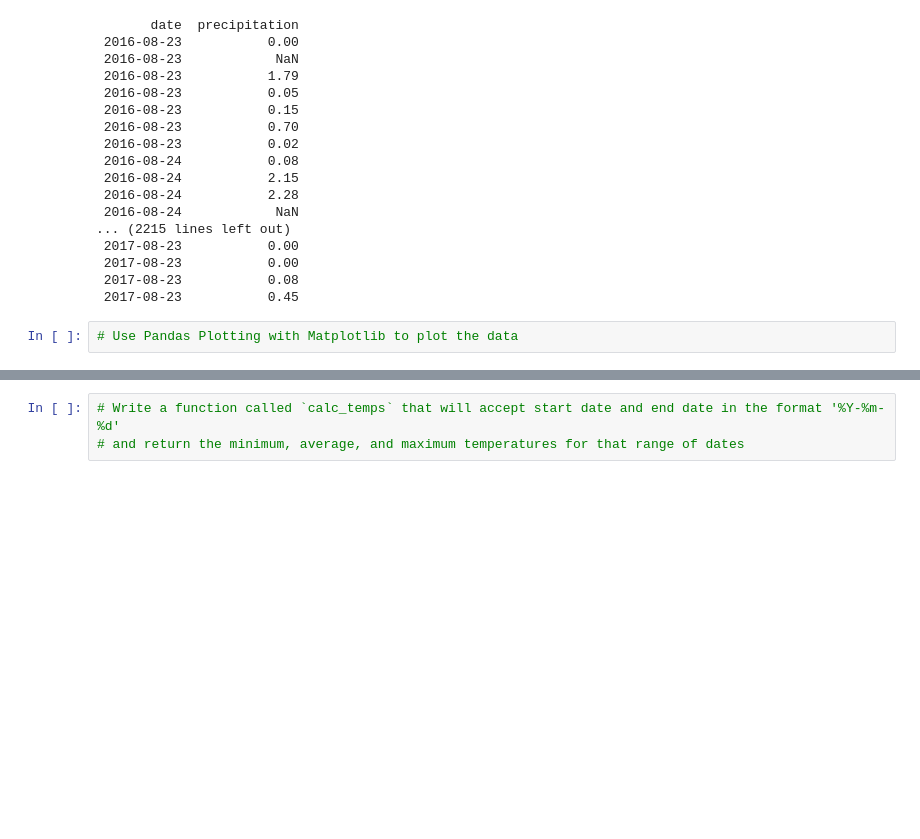
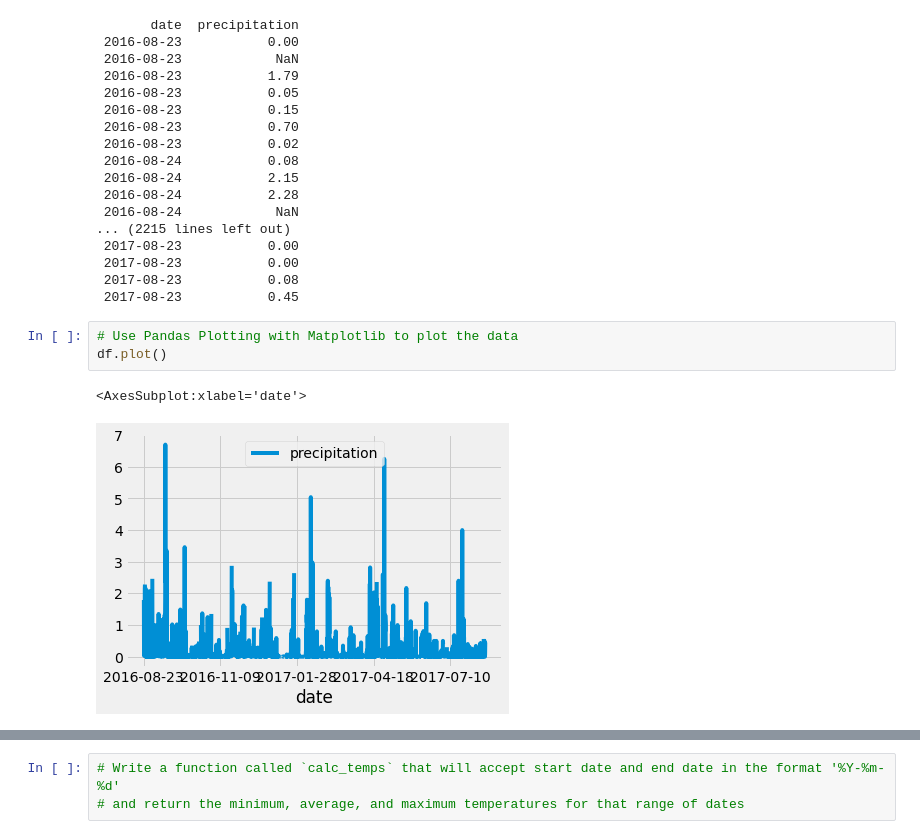
Before and after one commit to Saymanning/surfs_up, a Jupyter notebook: climate_analysis.ipynb, the cells around one changed output, grey strips where cells are left out. Saved outputs shown, nothing was run; the diff lists cells and outputs as text; blank space fills up the shorter version.

```diff
--- a/climate_analysis.ipynb
+++ b/climate_analysis.ipynb
@@ -143,5 +143,9 @@ print(df.to_string(index=False))
  2017-08-23           0.45
 # %%
 # Use Pandas Plotting with Matplotlib to plot the data
+df.plot()
+# %% [output]
+<AxesSubplot:xlabel='date'>
+[figure, added]
 # %%
 # Use Pandas to calcualte the summary statistics for the precipitation data
```
Also changed, not shown: parts of 9 cells of this notebook.
